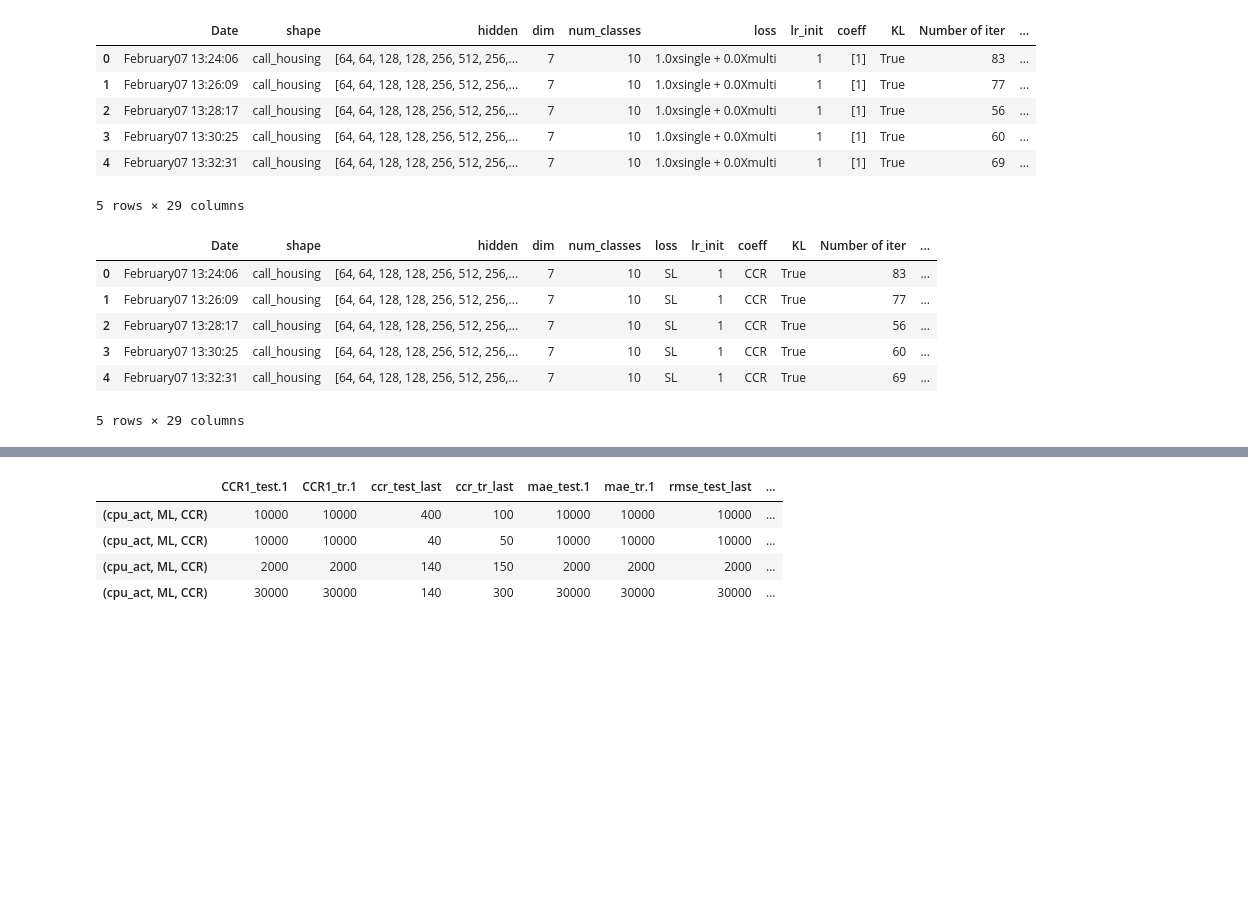
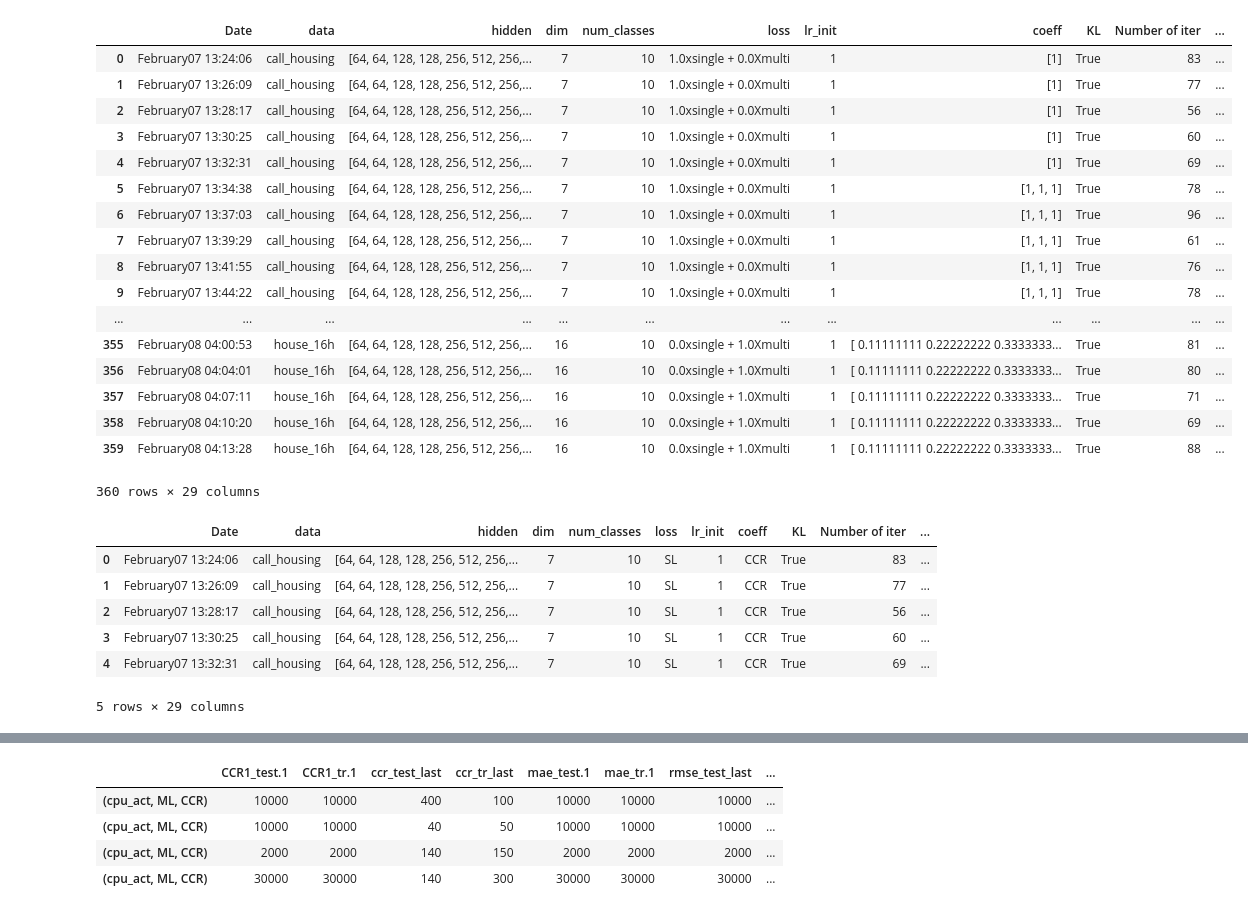
Before and after one commit to ozantezcan/Object-Counting-in-Amazon-Bin-Image-Dataset, a Jupyter notebook: analyze_excel.ipynb, the cells around one changed output, grey strips where cells are left out. Cells and saved outputs as stored; diff of their text form; code cells hidden in the pictures; blank space fills up the shorter version.

```diff
--- a/analyze_excel.ipynb
+++ b/analyze_excel.ipynb
@@ -4,18 +5,34 @@ import pandas as pd
 # %%
 #Read excel file
 dfs = pd.read_excel('./logs_regression (3rd copy).xlsx')
 dfs.head()
+
+tmp = dfs.columns.values
+tmp[1] = 'data'
+dfs.columns = tmp
+
+dfs
 # %% [output]
-|  | Date | shape | hidden | dim | num_classes | loss | lr_init | coeff | KL | Number of iter | ... |
+|  | Date | data | hidden | dim | num_classes | loss | lr_init | coeff | KL | Number of iter | ... |
 | 0 | February07 13:24:06 | call_housing | [64, 64, 128, 128, 256, 512, 256,... | 7 | 10 | 1.0xsingle + 0.0Xmulti | 1 | [1] | True | 83 | ... |
 | 1 | February07 13:26:09 | call_housing | [64, 64, 128, 128, 256, 512, 256,... | 7 | 10 | 1.0xsingle + 0.0Xmulti | 1 | [1] | True | 77 | ... |
 | 2 | February07 13:28:17 | call_housing | [64, 64, 128, 128, 256, 512, 256,... | 7 | 10 | 1.0xsingle + 0.0Xmulti | 1 | [1] | True | 56 | ... |
 | 3 | February07 13:30:25 | call_housing | [64, 64, 128, 128, 256, 512, 256,... | 7 | 10 | 1.0xsingle + 0.0Xmulti | 1 | [1] | True | 60 | ... |
 | 4 | February07 13:32:31 | call_housing | [64, 64, 128, 128, 256, 512, 256,... | 7 | 10 | 1.0xsingle + 0.0Xmulti | 1 | [1] | True | 69 | ... |
+| 5 | February07 13:34:38 | call_housing | [64, 64, 128, 128, 256, 512, 256,... | 7 | 10 | 1.0xsingle + 0.0Xmulti | 1 | [1, 1, 1] | True | 78 | ... |
+| 6 | February07 13:37:03 | call_housing | [64, 64, 128, 128, 256, 512, 256,... | 7 | 10 | 1.0xsingle + 0.0Xmulti | 1 | [1, 1, 1] | True | 96 | ... |
+| 7 | February07 13:39:29 | call_housing | [64, 64, 128, 128, 256, 512, 256,... | 7 | 10 | 1.0xsingle + 0.0Xmulti | 1 | [1, 1, 1] | True | 61 | ... |
+| 8 | February07 13:41:55 | call_housing | [64, 64, 128, 128, 256, 512, 256,... | 7 | 10 | 1.0xsingle + 0.0Xmulti | 1 | [1, 1, 1] | True | 76 | ... |
+| 9 | February07 13:44:22 | call_housing | [64, 64, 128, 128, 256, 512, 256,... | 7 | 10 | 1.0xsingle + 0.0Xmulti | 1 | [1, 1, 1] | True | 78 | ... |
+| ... | ... | ... | ... | ... | ... | ... | ... | ... | ... | ... | ... |
+| 355 | February08 04:00:53 | house_16h | [64, 64, 128, 128, 256, 512, 256,... | 16 | 10 | 0.0xsingle + 1.0Xmulti | 1 | [ 0.11111111 0.22222222 0.3333333... | True | 81 | ... |
+| 356 | February08 04:04:01 | house_16h | [64, 64, 128, 128, 256, 512, 256,... | 16 | 10 | 0.0xsingle + 1.0Xmulti | 1 | [ 0.11111111 0.22222222 0.3333333... | True | 80 | ... |
+| 357 | February08 04:07:11 | house_16h | [64, 64, 128, 128, 256, 512, 256,... | 16 | 10 | 0.0xsingle + 1.0Xmulti | 1 | [ 0.11111111 0.22222222 0.3333333... | True | 71 | ... |
+| 358 | February08 04:10:20 | house_16h | [64, 64, 128, 128, 256, 512, 256,... | 16 | 10 | 0.0xsingle + 1.0Xmulti | 1 | [ 0.11111111 0.22222222 0.3333333... | True | 69 | ... |
+| 359 | February08 04:13:28 | house_16h | [64, 64, 128, 128, 256, 512, 256,... | 16 | 10 | 0.0xsingle + 1.0Xmulti | 1 | [ 0.11111111 0.22222222 0.3333333... | True | 88 | ... |
-5 rows × 29 columns
+360 rows × 29 columns
 # %%
 # map weights and losses
-
 map_loss = {'1.0xsingle + 0.0Xmulti': 'SL', '0.0xsingle + 1.0Xmulti': 'ML'}
 map_coeff = {'[1]':'CCR','[1, 1, 1]':'CCR1',
               '[ 0.11111111  0.22222222  0.33333333  0.44444444  0.55555556  0.66666667\n  0.77777778  0.88888889  1.          0.88888889  0.77777778  0.66666667\n  0.55555556  0.44444444  0.33333333  0.22222222  0.11111111]':'MAE'}
@@ -23,7 +40,7 @@ dfs.loss = [map_loss[x] for x in dfs.loss.values]
 dfs.coeff = [map_coeff[x] for x in dfs.coeff.values]
 dfs.head()
 # %% [output]
-|  | Date | shape | hidden | dim | num_classes | loss | lr_init | coeff | KL | Number of iter | ... |
+|  | Date | data | hidden | dim | num_classes | loss | lr_init | coeff | KL | Number of iter | ... |
 | 0 | February07 13:24:06 | call_housing | [64, 64, 128, 128, 256, 512, 256,... | 7 | 10 | SL | 1 | CCR | True | 83 | ... |
 | 1 | February07 13:26:09 | call_housing | [64, 64, 128, 128, 256, 512, 256,... | 7 | 10 | SL | 1 | CCR | True | 77 | ... |
 | 2 | February07 13:28:17 | call_housing | [64, 64, 128, 128, 256, 512, 256,... | 7 | 10 | SL | 1 | CCR | True | 56 | ... |
```
Also changed, not shown: parts of 6 cells of this notebook.
